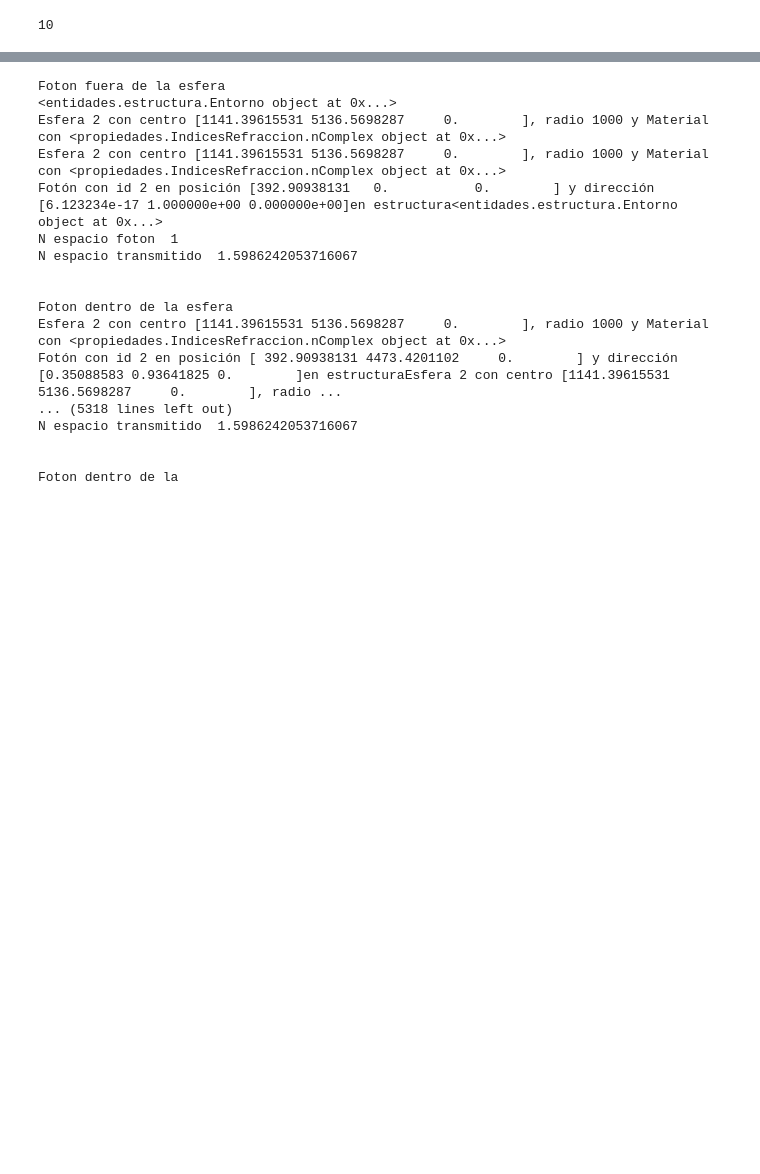
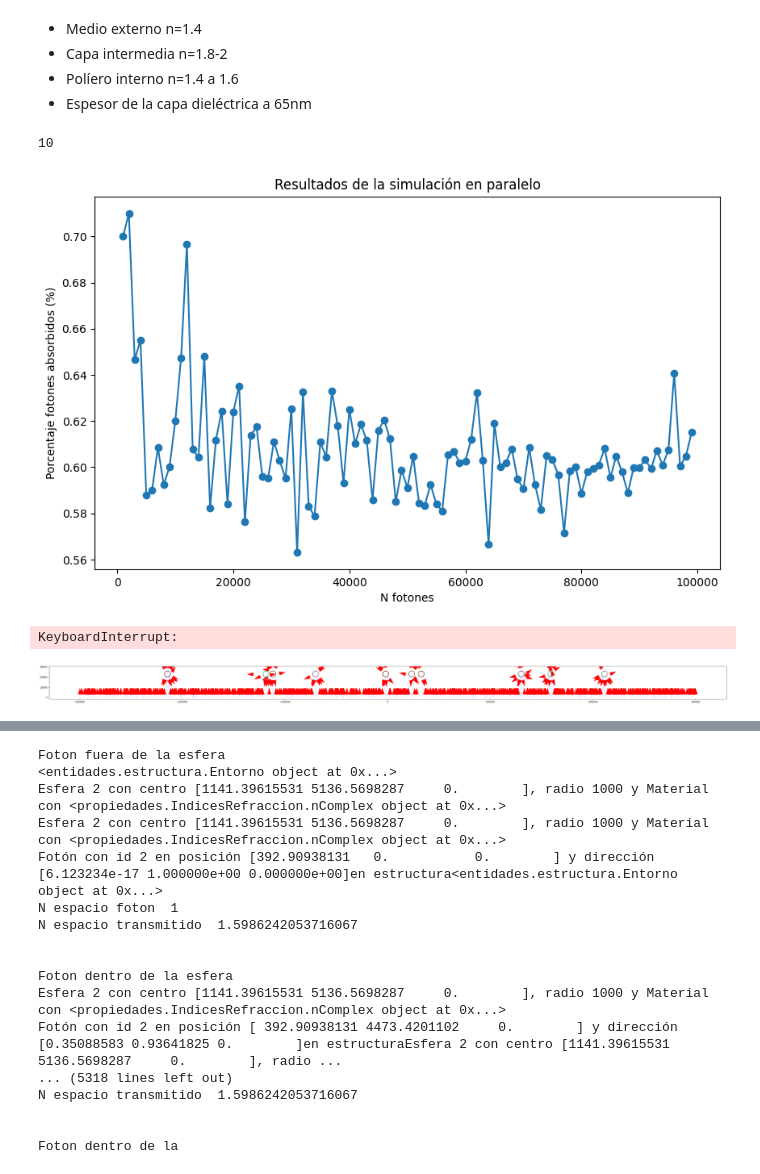
Before and after one commit to Olmichu22/Proyecto-DM-Master-Tecnologia-Fisica, a Jupyter notebook: final_test.ipynb, the cells around one changed output, grey strips where cells are left out. Cells and saved outputs as stored; diff of their text form; code cells hidden in the pictures; blank space fills up the shorter version.

```diff
--- a/final_test.ipynb
+++ b/final_test.ipynb
@@ -47,7 +47,7 @@ def draw_fotones_hist(fotones, estructuras, expand=True):
 
   plt.show()
 # %%
-def generate_spheres(n, radio, x_min, x_max, y_min=50, y_max=20000):
+def generate_spheres(n, radio, x_min, x_max, y_min=50, y_max=20000, y_fixed=False):
     """
     Genera n esferas con centros (x, y, 0) tales que:
       - x está entre x_min y x_max.
@@ -63,7 +63,10 @@ def generate_spheres(n, radio, x_min, x_max, y_min=50, y_max=20000):
 
         # Generamos coordenadas aleatorias dentro de los límites
         x = np.random.uniform(x_min, x_max)
-        y = np.random.uniform(y_min, y_max)
+        if y_fixed:
+            y = y_min
+        else:
+            y = np.random.uniform(y_min, y_max)
         z = 0  # En el plano z = 0
 
         new_center = (x, y, z)
@@ -82,6 +85,11 @@ def generate_spheres(n, radio, x_min, x_max, y_min=50, y_max=20000):
     if len(centros) < n:
         print("No se pudieron generar todas las esferas sin superposición.")
     return centros
+# %% [markdown]
+- Medio externo n=1.4
+- Capa intermedia n=1.8-2
+- Políero interno n=1.4 a 1.6
+- Espesor de la capa dieléctrica a 65nm
 # %%
 from materiales.SimpleMaterial import MixedComplexMaterial
 from propiedades.IndicesRefraccion import nComplex
@@ -130,0 +215,53 @@ for i, centro in enumerate(centros):
+# %%
+# Crear el DataFrame de resultados y graficar
+results_df = pd.DataFrame(results_data)
+results_df.sort_values(by="N fotones", inplace=True)
+
+plt.figure(figsize=(10, 6))
+plt.plot(results_df["N fotones"], results_df["Fracción fotones absorbidos"], marker='o')
+plt.xlabel("N fotones")
+plt.ylabel("Porcentaje fotones absorbidos (%)")
+plt.title("Resultados de la simulación en paralelo")
+plt.show()
+# %% [output]
+[figure, added]
+# %%
+import pandas as pd
+import tqdm
+escenario = Escenario(estructuras, entorno, fuente)
+trazador = Trazador(escenario, d_arbitraria_ampliacion)
+
+n_fotones_test = list(range(1000, 100000, 1000))
+results_data = {"N fotones":[], "Time":[], "Fracción fotones absorbidos":[]}
+n_times_experiment = 5
+config_fotones_experiment = config_fotones.copy()
+for n_fotones in tqdm.tqdm(n_fotones_test):
+  config_fotones_experiment["N_fotones"] = n_fotones
+  times = []
+  abs_fractions = []
+  for i in range(n_times_experiment):
+    time_start = time.time()
+    trazador.escenario.inicializar_fotones(config_fotones_experiment)
+    fotones_absorbidos, fotones_inactivos, fotones = trazador.ejecutar(reset=True)
+    time_end = time.time()
+    times.append(time_end - time_start)
+    abs_fractions.append(len(fotones_absorbidos)/len(fotones))
+  results_data["N fotones"].append(n_fotones)
+  results_data["Time"].append(np.mean(times))
+  results_data["Fracción fotones absorbidos"].append(np.mean(abs_fractions)*100)
+
+results_df = pd.DataFrame(results_data)
+results_df.sort_values(by="N fotones", inplace=True)
+plt.plot(results_df["N fotones"], results_df["Fracción fotones absorbidos"])
+plt.show()
+# %% [output]
+KeyboardInterrupt:
+# %%
+escenario = Escenario(estructuras, entorno, fuente)
+escenario.inicializar_fotones(config_fotones)
+trazador = Trazador(escenario, d_arbitraria_ampliacion)
+trazador.escenario.inicializar_fotones(config_fotones)
+fotones_absorbidos, fotones_inactivos, fotones = trazador.ejecutar(reset=True)
+draw_fotones_hist(fotones_inactivos, estructuras)
+# %% [output]
+[figure, added]
```
Also changed, not shown: parts of 3 cells of this notebook, 3 other files.
